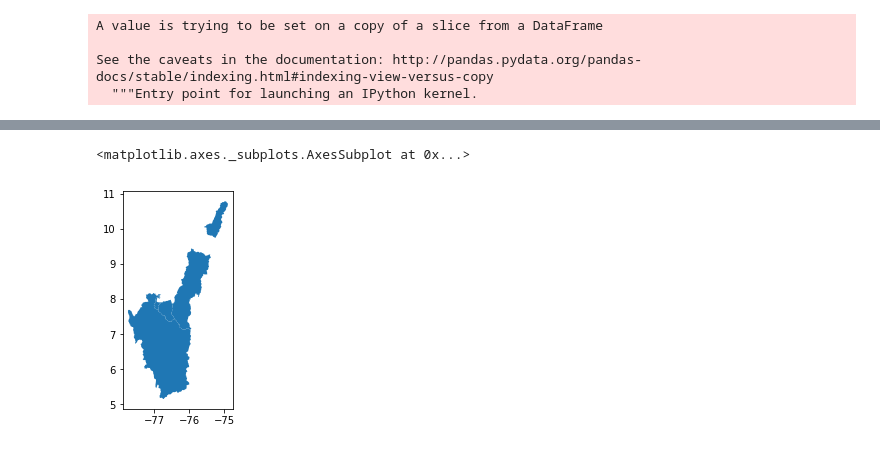
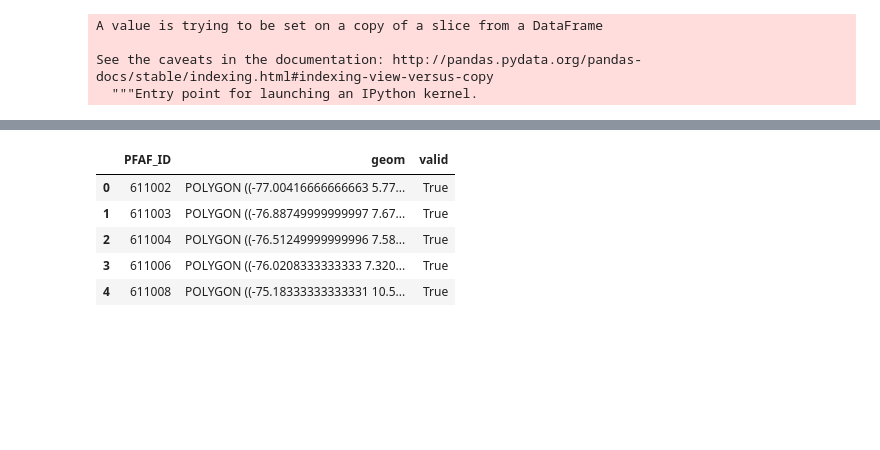
Before and after one commit to wri/Aqueduct30Docker, a Jupyter notebook: notebooks/testing/Y2017M11D10_RH_Database_test_V01.ipynb, the cells around one changed output, grey strips where cells are left out. Drawn from its saved outputs; the diff is of its cells as text; code cells hidden in the pictures; blank space fills up the shorter version.

```diff
--- a/notebooks/testing/Y2017M11D10_RH_Database_test_V01.ipynb
+++ b/notebooks/testing/Y2017M11D10_RH_Database_test_V01.ipynb
@@ -82,7 +99,9 @@ gdfAWS=gpd.GeoDataFrame.from_postgis(sql,connection,geom_col='geom' )
 # %%
-test = gdfAWS.head()
+test
+# %% [output]
+|  | PFAF_ID | geom | valid |
+| 0 | 611002 | POLYGON ((-77.00416666666663 5.77... | True |
+| 1 | 611003 | POLYGON ((-76.88749999999997 7.67... | True |
+| 2 | 611004 | POLYGON ((-76.51249999999996 7.58... | True |
+| 3 | 611006 | POLYGON ((-76.0208333333333 7.320... | True |
+| 4 | 611008 | POLYGON ((-75.18333333333331 10.5... | True |
-# %%
-test.plot()
-# %% [output]
-<matplotlib.axes._subplots.AxesSubplot at 0x...>
-[figure, removed]
```
Also changed, not shown: parts of 4 cells of this notebook, 1 other file.
